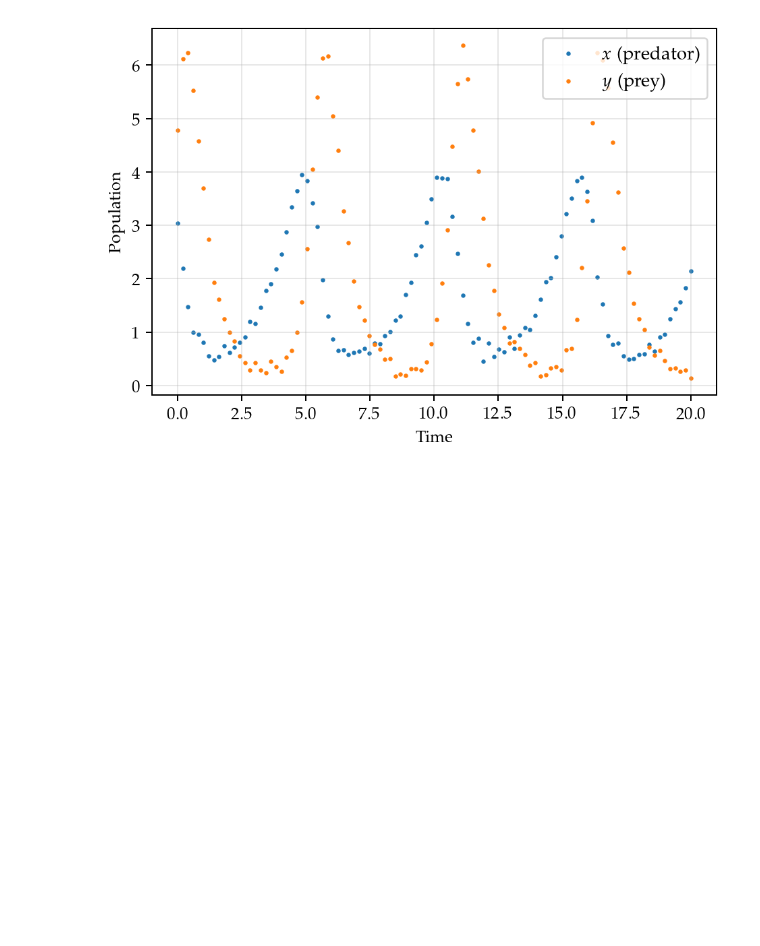
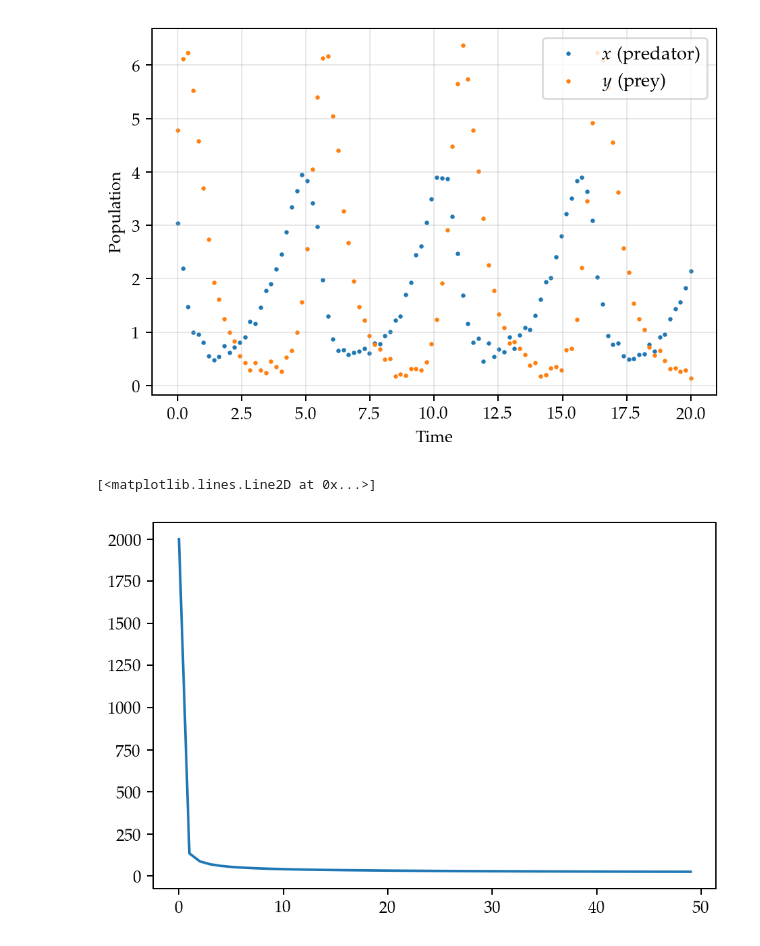
Before and after one commit to Maloup/stochastic-simulation-assignment3, a Jupyter notebook: Simulated Annealing Optimization.ipynb, the cells around one changed output. Drawn from its saved outputs; the diff is of its cells as text; code cells hidden in the pictures; blank space fills up the shorter version.

```diff
--- a/Simulated Annealing Optimization.ipynb
+++ b/Simulated Annealing Optimization.ipynb
@@ -26,4 +27,13 @@ plt.grid(alpha=0.3)
 plt.show()
 # %% [output]
 [figure]
+# %%
+import numpy as np
+T_sched2 = 1/np.linspace(0.001, 100, 50)**1.1
+T_sched =  [(2000/(1 + 20*np.log(1 + k))) for k in range(50)]
+plt.plot(T_sched)
+#plt.plot(T_sched2)
+# %% [output]
+[<matplotlib.lines.Line2D at 0x...>]
+[figure, added]
 # %%
```
Also changed, not shown: parts of 5 cells of this notebook, 3 other files.
